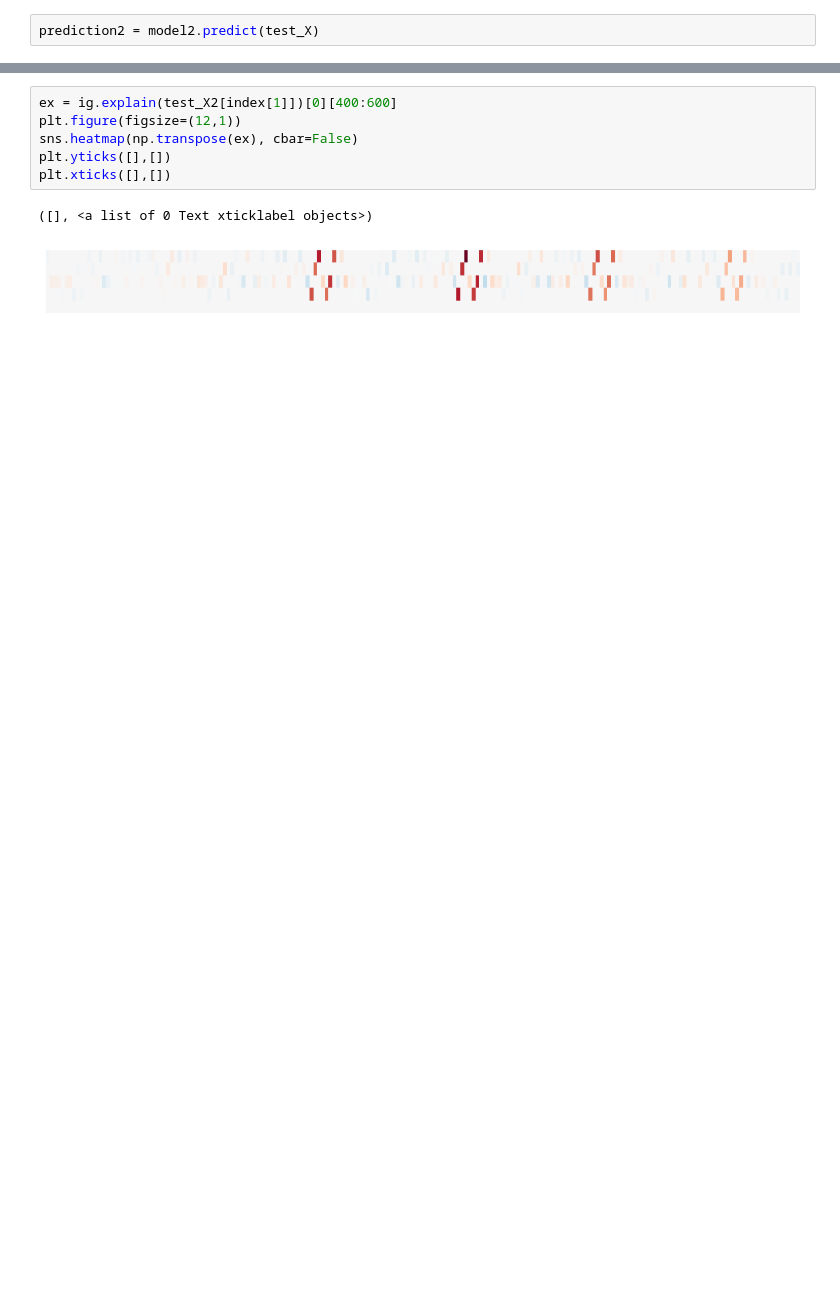
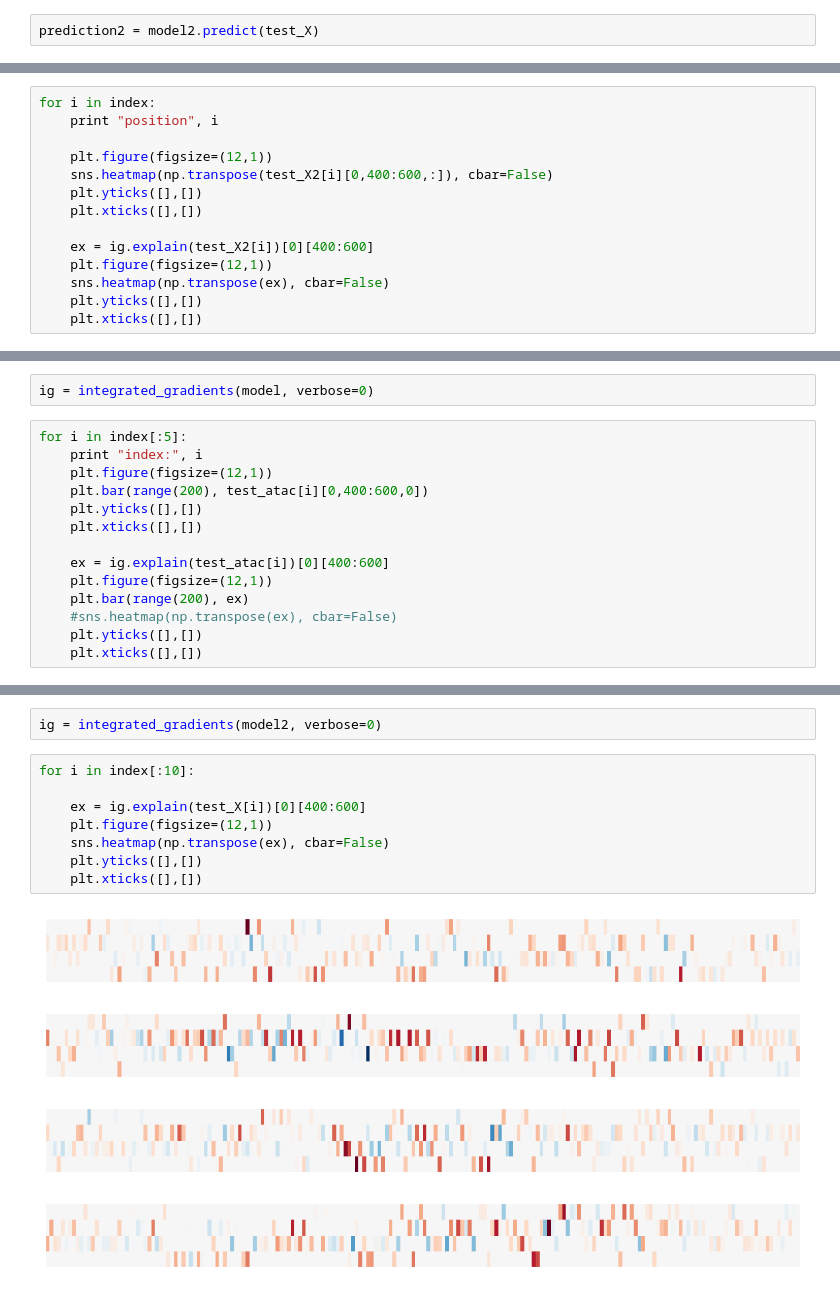
Before and after one commit to hiranumn/ATAC_peak, a Jupyter notebook: ATAC peak implementation (and comparison vs DeepSEA).ipynb, the cells around one changed output, grey strips where cells are left out. Saved outputs shown, nothing was run; the diff lists cells and outputs as text; blank space fills up the shorter version.

```diff
--- a/ATAC peak implementation (and comparison vs DeepSEA).ipynb
+++ b/ATAC peak implementation (and comparison vs DeepSEA).ipynb
@@ -355,0 +507,14 @@ ig = integrated_gradients(model1, verbose=0)
+# %%
+for i in index:
+    print "position", i
+
+    plt.figure(figsize=(12,1))
+    sns.heatmap(np.transpose(test_X2[i][0,400:600,:]), cbar=False)
+    plt.yticks([],[])
+    plt.xticks([],[])
+
+    ex = ig.explain(test_X2[i])[0][400:600]
+    plt.figure(figsize=(12,1))
+    sns.heatmap(np.transpose(ex), cbar=False)
+    plt.yticks([],[])
+    plt.xticks([],[])
@@ -355,0 +547,16 @@ ig = integrated_gradients(model1, verbose=0)
+# %%
+ig = integrated_gradients(model, verbose=0)
+# %%
+for i in index[:5]:
+    print "index:", i
+    plt.figure(figsize=(12,1))
+    plt.bar(range(200), test_atac[i][0,400:600,0])
+    plt.yticks([],[])
+    plt.xticks([],[])
+
+    ex = ig.explain(test_atac[i])[0][400:600]
+    plt.figure(figsize=(12,1))
+    plt.bar(range(200), ex)
+    #sns.heatmap(np.transpose(ex), cbar=False)
+    plt.yticks([],[])
+    plt.xticks([],[])
@@ -356,9 +581,15 @@ ig = integrated_gradients(model1, verbose=0)
+# %%
+ig = integrated_gradients(model2, verbose=0)
 # %%
-ex = ig.explain(test_X2[index[1]])[0][400:600]
-plt.figure(figsize=(12,1))
-sns.heatmap(np.transpose(ex), cbar=False)
-plt.yticks([],[])
-plt.xticks([],[])
+for i in index[:10]:
+
+    ex = ig.explain(test_X[i])[0][400:600]
+    plt.figure(figsize=(12,1))
+    sns.heatmap(np.transpose(ex), cbar=False)
+    plt.yticks([],[])
+    plt.xticks([],[])
 # %% [output]
-([], <a list of 0 Text xticklabel objects>)
-[figure, old version]
+[figure, new version]
+[figure, added]
+[figure, added]
+[figure, added]
```
Also changed, not shown: parts of 62 cells of this notebook, 3 other files.
